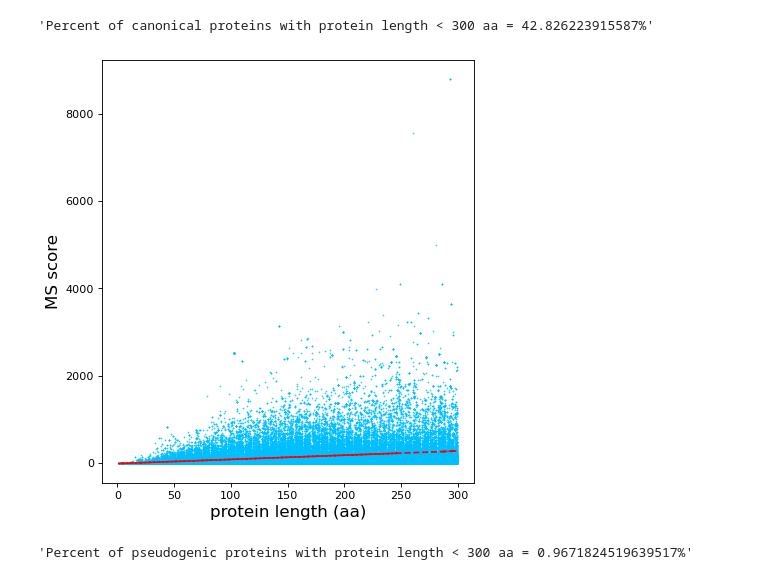
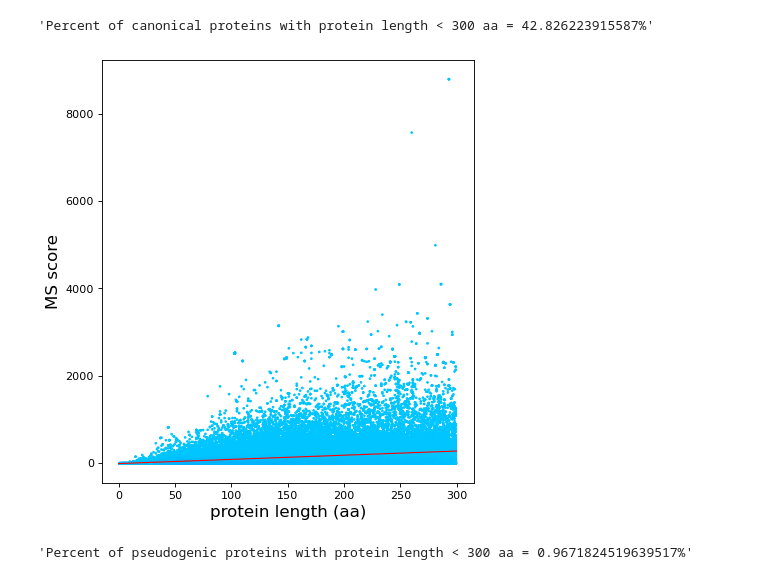
Before and after one commit to Labo-MAB/JPR_review, a Jupyter notebook: figure5.ipynb, the cells around one changed output. Cells and saved outputs as stored; diff of their text form; code cells hidden in the pictures.

```diff
--- a/figure5.ipynb
+++ b/figure5.ipynb
@@ -94,22 +96,40 @@ OP_df_refprot_ms0_len300=OP_df_refprot_ms0.loc[OP_df_refprot_ms0['protein length
 f"Percent of canonical proteins with protein length < 300 aa = {(len(OP_df_refprot_ms0_len300)/len(OP_df_refprot_ms0)*100)}%"
 # %% [output]
 'Percent of canonical proteins with protein length < 300 aa = 42.826223915587%'
-# %%
-#Dot plot displais corelation between protein length and MS score (sum of unique peptide per study)
-figure(figsize=(6, 7), dpi=80)
-x=list(OP_df_refprot_ms0_len300['protein length (a.a.)'])
-y=list(OP_df_refprot_ms0_len300['MS score'])
-plt.scatter(x,y,s=0.2,color="deepskyblue")
-z = np.polyfit(x, y, 1)
-p = np.poly1d(z)
-plt.plot(x,p(x),"r--");
-plt.xticks(fontsize=10)
-plt.yticks(fontsize=10)
-plt.ylabel("MS score",size=15);
-plt.xlabel("protein length (aa)",size=15);
-plt.savefig("ms_protlen3.png")
-# %% [output]
-[figure, removed]
+# %%
+x=list(OP_df_refprot_ms0_len300['protein length (a.a.)'])
+y=list(OP_df_refprot_ms0_len300['MS score'])
+# Calculate the point density, maight take a while
+xy = np.vstack([x,y])
+z = gaussian_kde(xy)(xy)
+# %%
+#Set cmap
+def truncate_colormap(cmap, minval=0.0, maxval=1.0, n=100):
+    new_cmap = colors.LinearSegmentedColormap.from_list(
+        'trunc({n},{a:.2f},{b:.2f})'.format(n=cmap.name, a=minval, b=maxval),
+        cmap(np.linspace(minval, maxval, n)))
+    return new_cmap
+
+cmap = plt.get_cmap('jet')
+new_cmap = truncate_colormap(cmap, 0.32, 0.3)
+# %%
+#Density dot plot displays corelation between protein length and MS score (sum of unique peptide per study)
+figure(figsize=(6, 7), dpi=80)
+plt.scatter(x, y,c=z,s=2,cmap=new_cmap)
+zz = np.polyfit(x, y, 1)
+p = np.poly1d(zz)
+p1_y=np.min(p(x))
+p2_y=np.max(p(x))
+x_values = [0, 300]
+y_values = [p1_y, p2_y]
+plt.plot(x_values, y_values, 'r', linestyle="-",linewidth=1);
+plt.xticks(fontsize=10)
+plt.yticks(fontsize=10)
+plt.ylabel("MS score",size=15);
+plt.xlabel("protein length (aa)",size=15);
+plt.savefig("ms_protlen5.png");
+# %% [output]
+[figure, added]
 # %%
 #Select pseudogenic proteins with protein length < 300 aa
 OP_df_altprot_ms0_psdg_lngstorf_len300=OP_df_altprot_ms0_psdg_lngstorf.loc[OP_df_altprot_ms0_psdg_lngstorf['protein length (a.a.)']<300,]
```
Also changed, not shown: parts of 3 cells of this notebook.
